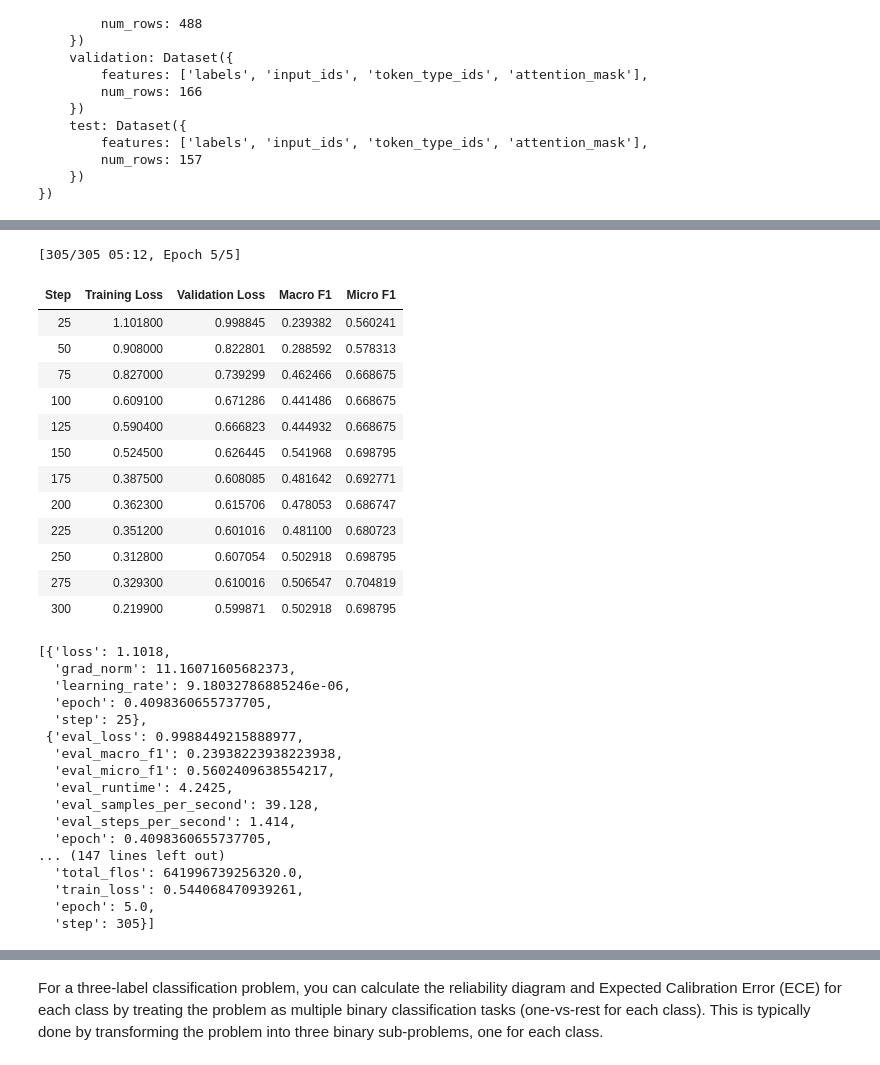
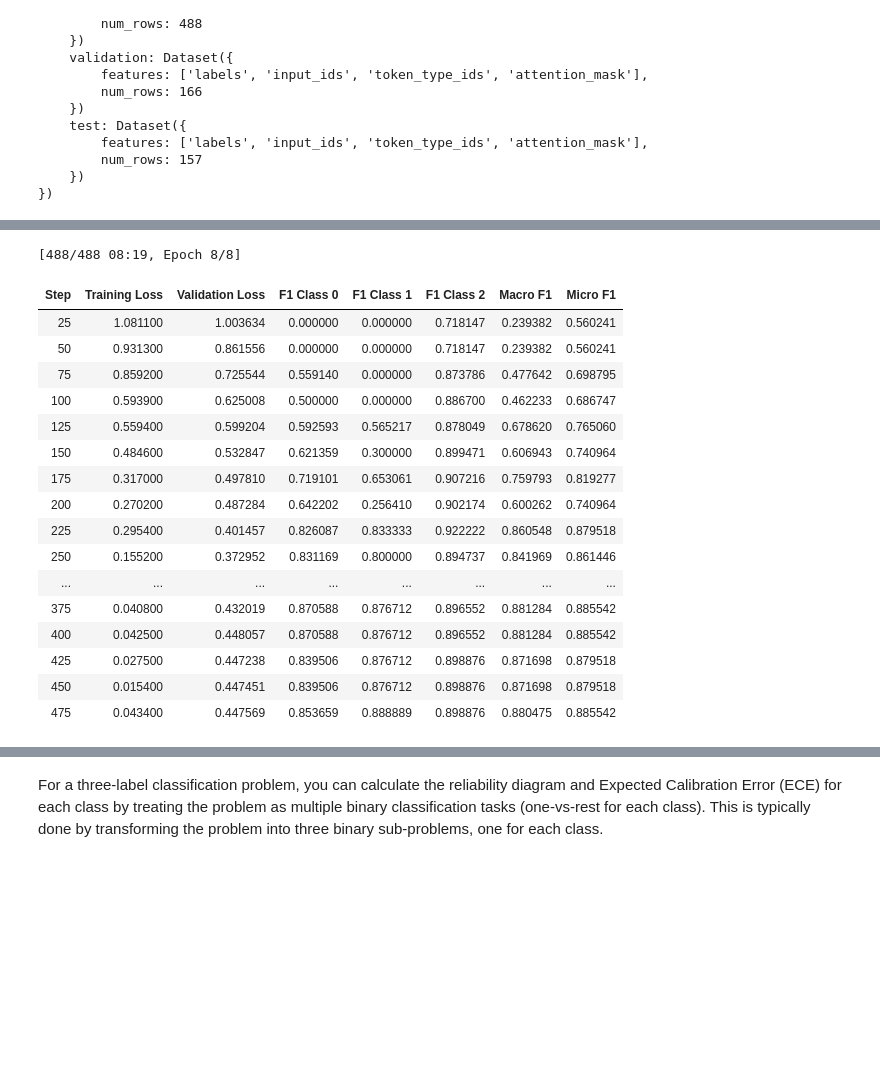
Before and after one commit to SadoukHamzaTarik/Calibration_test, a Jupyter notebook: Copie_de_ArBert_AuSTR_final.ipynb, the cells around one changed output, grey strips where cells are left out. Drawn from its saved outputs; the diff is of its cells as text; code cells hidden in the pictures; blank space fills up the shorter version.

```diff
--- a/Copie_de_ArBert_AuSTR_final.ipynb
+++ b/Copie_de_ArBert_AuSTR_final.ipynb
@@ -86,21 +86,29 @@ DatasetDict({
     })
 })
 # %%
-#Evaluation Metrics
+# Load the F1 metric
 metric = evaluate.load("f1")
+
 def compute_metrics(eval_pred):
     logits, labels = eval_pred
+    # Get the predicted labels by finding the index of the max logit
     predictions = np.argmax(logits, axis=-1)
 
-    # Compute macro-F1 score
+    # Compute F1 scores for each class (average=None returns a list with F1 scores per class)
+    f1_per_class = metric.compute(predictions=predictions, references=labels, average=None)
+
+    # Compute macro-F1 score (mean of F1 for all classes)
     macro_f1 = metric.compute(predictions=predictions, references=labels, average="macro")
 
-    # Compute micro-F1 score (for each class)
+    # Compute micro-F1 score (global F1 score)
     micro_f1 = metric.compute(predictions=predictions, references=labels, average="micro")
 
     return {
-        "macro_f1": macro_f1["f1"],
-        "micro_f1": micro_f1["f1"]
+        "f1_class_0": f1_per_class["f1"][0],  # F1 for class 0
+        "f1_class_1": f1_per_class["f1"][1],  # F1 for class 1
+        "f1_class_2": f1_per_class["f1"][2],  # F1 for class 2
+        "macro_f1": macro_f1["f1"],           # Overall macro F1
+        "micro_f1": micro_f1["f1"],           # Overall micro F1
     }
 # %%
 import os
@@ -193,54 +201,38 @@ for name, param in model.named_parameters():
 initial_model_state = model.state_dict()  # Save initial weights
 model_2 = model
 # %%
-for epochs in [5]:
+for epochs in [8]:
     training_args.num_train_epochs=epochs
     training_args.output_dir=f"{results_full_path}/epoch_{epochs}"
     training_args.logging_dir=f"{logs_full_path}/epoch_{epochs}"
     model.load_state_dict(initial_model_state)  # Reset model weights
     trainer = CustomTrainer(
         model=model,
         args=training_args,
         train_dataset=tokenized_datasets["train"],
         eval_dataset=tokenized_datasets["validation"],
         compute_metrics=compute_metrics,
     )
     trainer.train()
 # %% [output]
-[305/305 05:12, Epoch 5/5]
+[488/488 08:19, Epoch 8/8]
-| Step | Training Loss | Validation Loss | Macro F1 | Micro F1 |
-| 25 | 1.101800 | 0.998845 | 0.239382 | 0.560241 |
-| 50 | 0.908000 | 0.822801 | 0.288592 | 0.578313 |
-| 75 | 0.827000 | 0.739299 | 0.462466 | 0.668675 |
-| 100 | 0.609100 | 0.671286 | 0.441486 | 0.668675 |
-| 125 | 0.590400 | 0.666823 | 0.444932 | 0.668675 |
-| 150 | 0.524500 | 0.626445 | 0.541968 | 0.698795 |
-| 175 | 0.387500 | 0.608085 | 0.481642 | 0.692771 |
-| 200 | 0.362300 | 0.615706 | 0.478053 | 0.686747 |
-| 225 | 0.351200 | 0.601016 | 0.481100 | 0.680723 |
-| 250 | 0.312800 | 0.607054 | 0.502918 | 0.698795 |
-| 275 | 0.329300 | 0.610016 | 0.506547 | 0.704819 |
-| 300 | 0.219900 | 0.599871 | 0.502918 | 0.698795 |
+| Step | Training Loss | Validation Loss | F1 Class 0 | F1 Class 1 | F1 Class 2 | Macro F1 | Micro F1 |
+| 25 | 1.081100 | 1.003634 | 0.000000 | 0.000000 | 0.718147 | 0.239382 | 0.560241 |
+| 50 | 0.931300 | 0.861556 | 0.000000 | 0.000000 | 0.718147 | 0.239382 | 0.560241 |
+| 75 | 0.859200 | 0.725544 | 0.559140 | 0.000000 | 0.873786 | 0.477642 | 0.698795 |
+| 100 | 0.593900 | 0.625008 | 0.500000 | 0.000000 | 0.886700 | 0.462233 | 0.686747 |
+| 125 | 0.559400 | 0.599204 | 0.592593 | 0.565217 | 0.878049 | 0.678620 | 0.765060 |
+| 150 | 0.484600 | 0.532847 | 0.621359 | 0.300000 | 0.899471 | 0.606943 | 0.740964 |
+| 175 | 0.317000 | 0.497810 | 0.719101 | 0.653061 | 0.907216 | 0.759793 | 0.819277 |
+| 200 | 0.270200 | 0.487284 | 0.642202 | 0.256410 | 0.902174 | 0.600262 | 0.740964 |
+| 225 | 0.295400 | 0.401457 | 0.826087 | 0.833333 | 0.922222 | 0.860548 | 0.879518 |
+| 250 | 0.155200 | 0.372952 | 0.831169 | 0.800000 | 0.894737 | 0.841969 | 0.861446 |
+| ... | ... | ... | ... | ... | ... | ... | ... |
+| 375 | 0.040800 | 0.432019 | 0.870588 | 0.876712 | 0.896552 | 0.881284 | 0.885542 |
+| 400 | 0.042500 | 0.448057 | 0.870588 | 0.876712 | 0.896552 | 0.881284 | 0.885542 |
+| 425 | 0.027500 | 0.447238 | 0.839506 | 0.876712 | 0.898876 | 0.871698 | 0.879518 |
+| 450 | 0.015400 | 0.447451 | 0.839506 | 0.876712 | 0.898876 | 0.871698 | 0.879518 |
+| 475 | 0.043400 | 0.447569 | 0.853659 | 0.888889 | 0.898876 | 0.880475 | 0.885542 |
-# %%
-trainer.state.log_history
-# %% [output]
-[{'loss': 1.1018,
-  'grad_norm': 11.16071605682373,
-  'learning_rate': 9.18032786885246e-06,
-  'epoch': 0.4098360655737705,
-  'step': 25},
- {'eval_loss': 0.9988449215888977,
-  'eval_macro_f1': 0.23938223938223938,
-  'eval_micro_f1': 0.5602409638554217,
-  'eval_runtime': 4.2425,
-  'eval_samples_per_second': 39.128,
-  'eval_steps_per_second': 1.414,
-  'epoch': 0.4098360655737705,
-... (147 lines left out)
-  'total_flos': 641996739256320.0,
-  'train_loss': 0.544068470939261,
-  'epoch': 5.0,
-  'step': 305}]
 # %%
 import matplotlib.pyplot as plt
 
```
Also changed, not shown: parts of 17 cells of this notebook.
